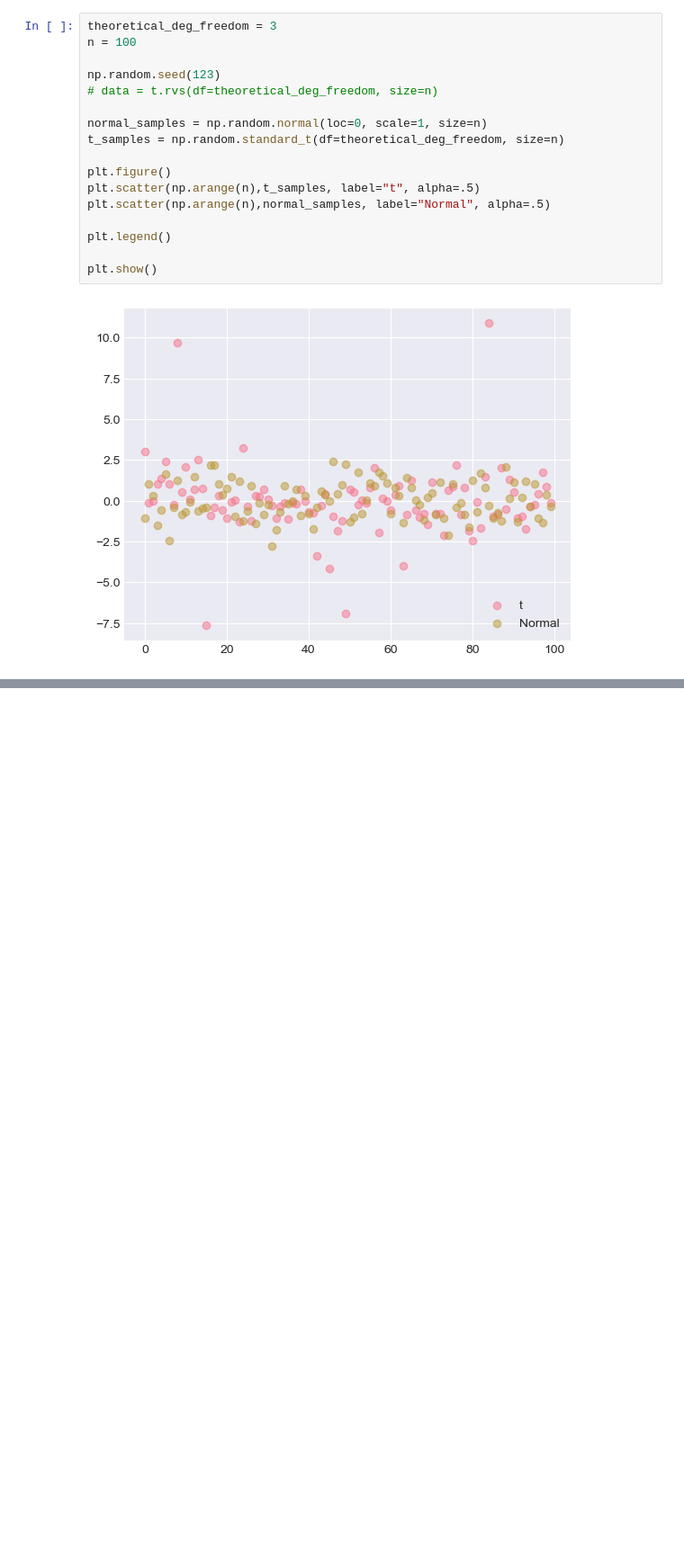
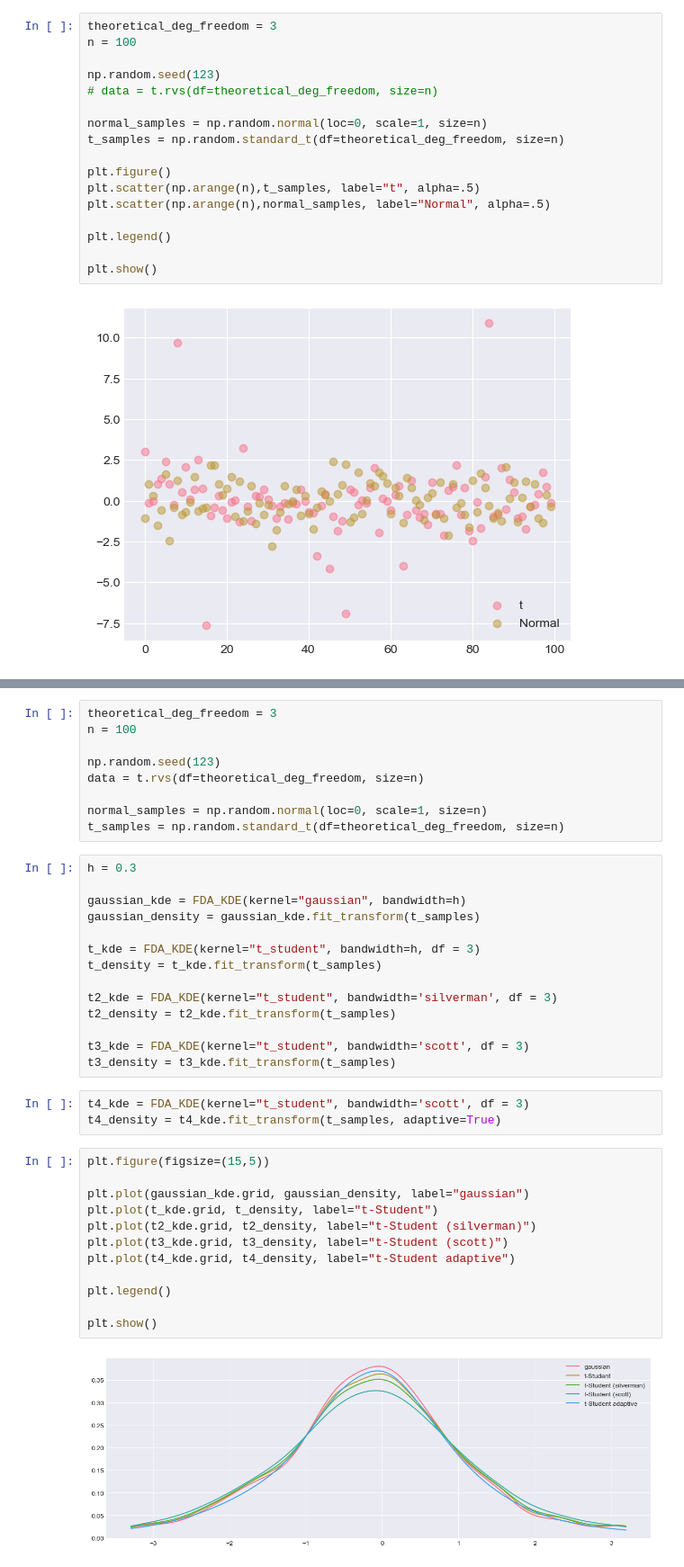
Before and after one commit to matheus-vizzotto/densities4risk, a Jupyter notebook: notebooks/01_density.ipynb, the cells around one changed output, grey strips where cells are left out. Shown at 90% size. Saved outputs shown, nothing was run; the diff lists cells and outputs as text; blank space fills up the shorter version.

```diff
--- a/notebooks/01_density.ipynb
+++ b/notebooks/01_density.ipynb
@@ -85,0 +541,40 @@ plt.show()
+# %%
+theoretical_deg_freedom = 3
+n = 100
+
+np.random.seed(123)
+data = t.rvs(df=theoretical_deg_freedom, size=n)
+
+normal_samples = np.random.normal(loc=0, scale=1, size=n)
+t_samples = np.random.standard_t(df=theoretical_deg_freedom, size=n)
+# %%
+h = 0.3
+
+gaussian_kde = FDA_KDE(kernel="gaussian", bandwidth=h)
+gaussian_density = gaussian_kde.fit_transform(t_samples)
+
+t_kde = FDA_KDE(kernel="t_student", bandwidth=h, df = 3)
+t_density = t_kde.fit_transform(t_samples)
+
+t2_kde = FDA_KDE(kernel="t_student", bandwidth='silverman', df = 3)
+t2_density = t2_kde.fit_transform(t_samples)
+
+t3_kde = FDA_KDE(kernel="t_student", bandwidth='scott', df = 3)
+t3_density = t3_kde.fit_transform(t_samples)
+# %%
+t4_kde = FDA_KDE(kernel="t_student", bandwidth='scott', df = 3)
+t4_density = t4_kde.fit_transform(t_samples, adaptive=True)
+# %%
+plt.figure(figsize=(15,5))
+
+plt.plot(gaussian_kde.grid, gaussian_density, label="gaussian")
+plt.plot(t_kde.grid, t_density, label="t-Student")
+plt.plot(t2_kde.grid, t2_density, label="t-Student (silverman)")
+plt.plot(t3_kde.grid, t3_density, label="t-Student (scott)")
+plt.plot(t4_kde.grid, t4_density, label="t-Student adaptive")
+
+plt.legend()
+
+plt.show()
+# %% [output]
+[figure, added]
```
Also changed, not shown: parts of 10 cells of this notebook, 1 other file.
